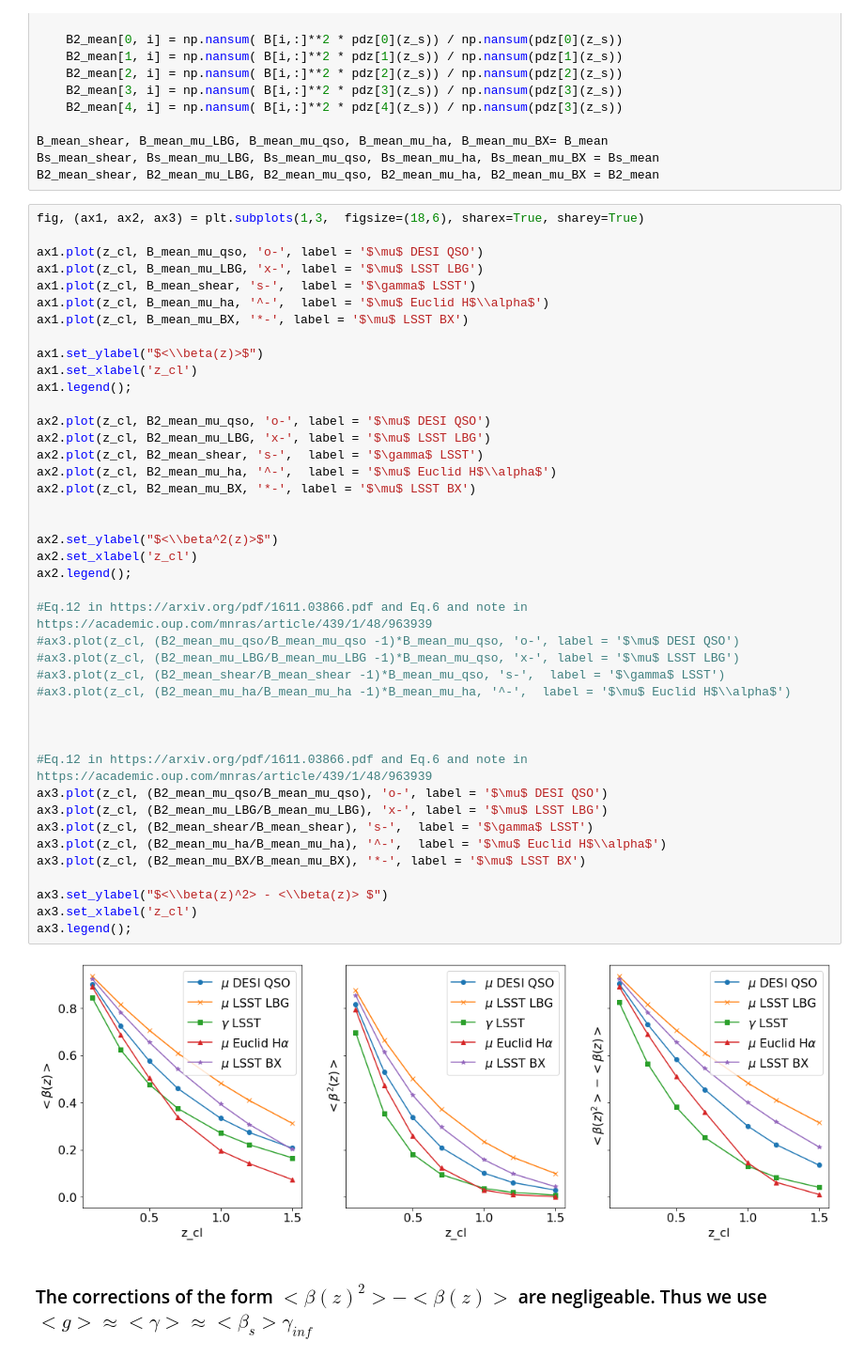
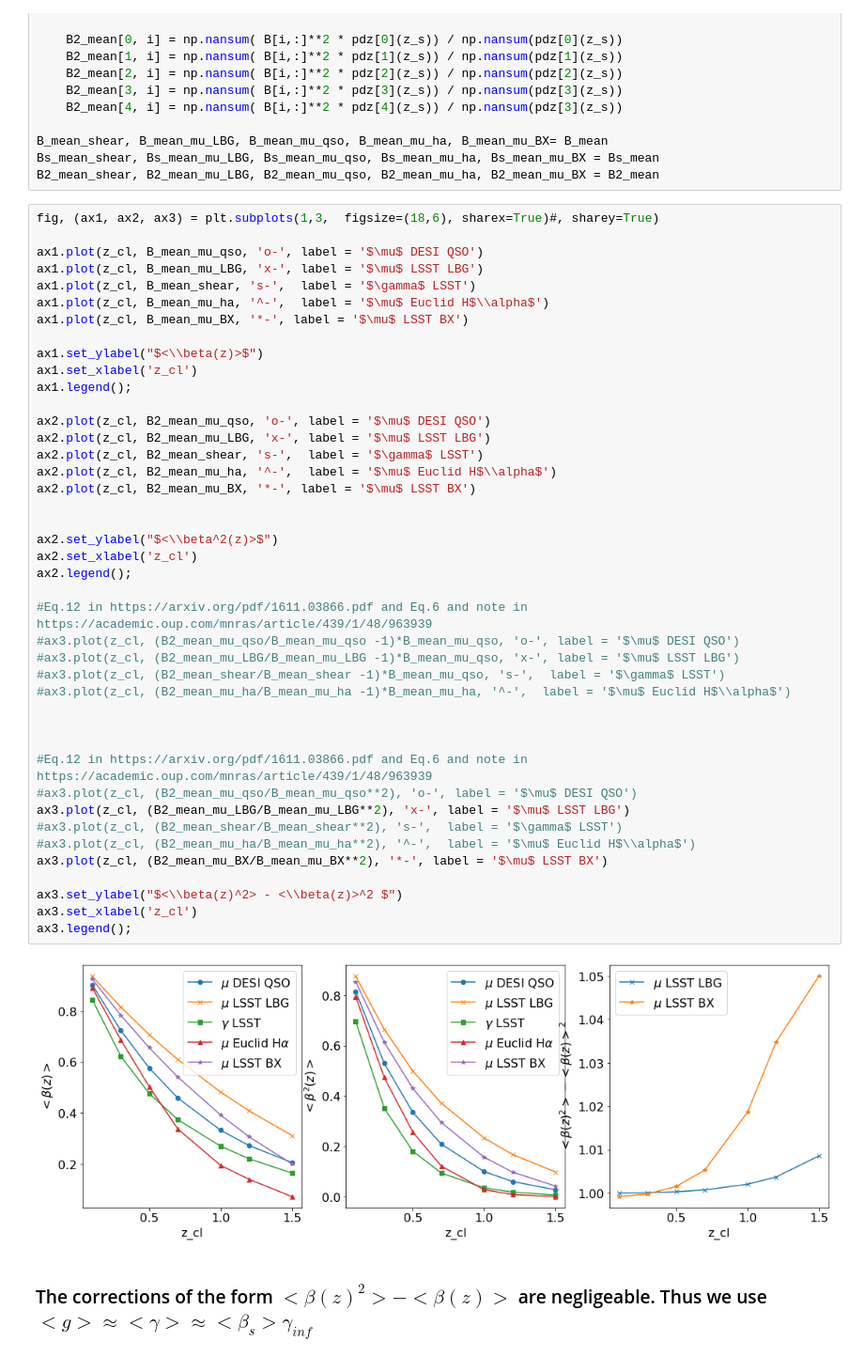
Before and after one commit to LSSTDESC/cluster_magnification, a Jupyter notebook: example_notebooks/signal_forecast/SNR_forecast_source_selection.ipynb, the cells around one changed output. Shown at 94% size. Drawn from its saved outputs; the diff is of its cells as text.

```diff
--- a/example_notebooks/signal_forecast/SNR_forecast_source_selection.ipynb
+++ b/example_notebooks/signal_forecast/SNR_forecast_source_selection.ipynb
@@ -360,7 +427,7 @@ B_mean_shear, B_mean_mu_LBG, B_mean_mu_qso, B_mean_mu_ha, B_mean_mu_BX= B_mean
 Bs_mean_shear, Bs_mean_mu_LBG, Bs_mean_mu_qso, Bs_mean_mu_ha, Bs_mean_mu_BX = Bs_mean
 B2_mean_shear, B2_mean_mu_LBG, B2_mean_mu_qso, B2_mean_mu_ha, B2_mean_mu_BX = B2_mean
 # %%
-fig, (ax1, ax2, ax3) = plt.subplots(1,3,  figsize=(18,6), sharex=True, sharey=True)
+fig, (ax1, ax2, ax3) = plt.subplots(1,3,  figsize=(18,6), sharex=True)#, sharey=True)
 
 ax1.plot(z_cl, B_mean_mu_qso, 'o-', label = '$\mu$ DESI QSO')
 ax1.plot(z_cl, B_mean_mu_LBG, 'x-', label = '$\mu$ LSST LBG')
@@ -369,40 +436,40 @@ ax1.plot(z_cl, B_mean_mu_ha, '^-',  label = '$\mu$ Euclid H$\\alpha$')
 ax1.plot(z_cl, B_mean_mu_BX, '*-', label = '$\mu$ LSST BX')
 
 ax1.set_ylabel("$<\\beta(z)>$")
 ax1.set_xlabel('z_cl')
 ax1.legend();
 
 ax2.plot(z_cl, B2_mean_mu_qso, 'o-', label = '$\mu$ DESI QSO')
 ax2.plot(z_cl, B2_mean_mu_LBG, 'x-', label = '$\mu$ LSST LBG')
 ax2.plot(z_cl, B2_mean_shear, 's-',  label = '$\gamma$ LSST')
 ax2.plot(z_cl, B2_mean_mu_ha, '^-',  label = '$\mu$ Euclid H$\\alpha$')
 ax2.plot(z_cl, B2_mean_mu_BX, '*-', label = '$\mu$ LSST BX')
 
 
 ax2.set_ylabel("$<\\beta^2(z)>$")
 ax2.set_xlabel('z_cl')
 ax2.legend();
 
 #Eq.12 in https://arxiv.org/pdf/1611.03866.pdf and Eq.6 and note in https://academic.oup.com/mnras/article/439/1/48/963939
 #ax3.plot(z_cl, (B2_mean_mu_qso/B_mean_mu_qso -1)*B_mean_mu_qso, 'o-', label = '$\mu$ DESI QSO')
 #ax3.plot(z_cl, (B2_mean_mu_LBG/B_mean_mu_LBG -1)*B_mean_mu_qso, 'x-', label = '$\mu$ LSST LBG')
 #ax3.plot(z_cl, (B2_mean_shear/B_mean_shear -1)*B_mean_mu_qso, 's-',  label = '$\gamma$ LSST')
 #ax3.plot(z_cl, (B2_mean_mu_ha/B_mean_mu_ha -1)*B_mean_mu_ha, '^-',  label = '$\mu$ Euclid H$\\alpha$')
 
 
 
 #Eq.12 in https://arxiv.org/pdf/1611.03866.pdf and Eq.6 and note in https://academic.oup.com/mnras/article/439/1/48/963939
-ax3.plot(z_cl, (B2_mean_mu_qso/B_mean_mu_qso), 'o-', label = '$\mu$ DESI QSO')
-ax3.plot(z_cl, (B2_mean_mu_LBG/B_mean_mu_LBG), 'x-', label = '$\mu$ LSST LBG')
-ax3.plot(z_cl, (B2_mean_shear/B_mean_shear), 's-',  label = '$\gamma$ LSST')
-ax3.plot(z_cl, (B2_mean_mu_ha/B_mean_mu_ha), '^-',  label = '$\mu$ Euclid H$\\alpha$')
-ax3.plot(z_cl, (B2_mean_mu_BX/B_mean_mu_BX), '*-', label = '$\mu$ LSST BX')
+#ax3.plot(z_cl, (B2_mean_mu_qso/B_mean_mu_qso**2), 'o-', label = '$\mu$ DESI QSO')
+ax3.plot(z_cl, (B2_mean_mu_LBG/B_mean_mu_LBG**2), 'x-', label = '$\mu$ LSST LBG')
+#ax3.plot(z_cl, (B2_mean_shear/B_mean_shear**2), 's-',  label = '$\gamma$ LSST')
+#ax3.plot(z_cl, (B2_mean_mu_ha/B_mean_mu_ha**2), '^-',  label = '$\mu$ Euclid H$\\alpha$')
+ax3.plot(z_cl, (B2_mean_mu_BX/B_mean_mu_BX**2), '*-', label = '$\mu$ LSST BX')
 
-ax3.set_ylabel("$<\\beta(z)^2> - <\\beta(z)> $")
+ax3.set_ylabel("$<\\beta(z)^2> - <\\beta(z)>^2 $")
 ax3.set_xlabel('z_cl')
 ax3.legend();
 # %% [output]
-[figure, old version]
+[figure, new version]
 # %% [markdown]
 ### The corrections of the form $<\beta(z)^2> - <\beta(z)> $ are negligeable. Thus we use $<g> \approx <\gamma> \approx <\beta_s>\gamma_{inf}$
 # %% [markdown]
```
Also changed, not shown: parts of 7 cells of this notebook, 9 other files.
